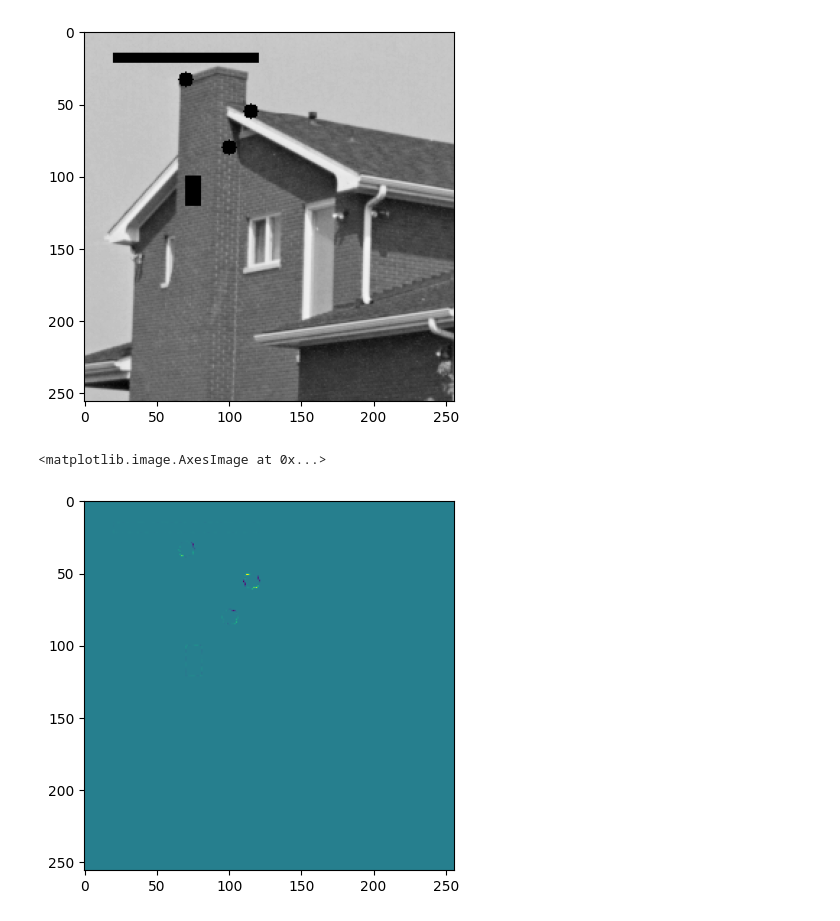
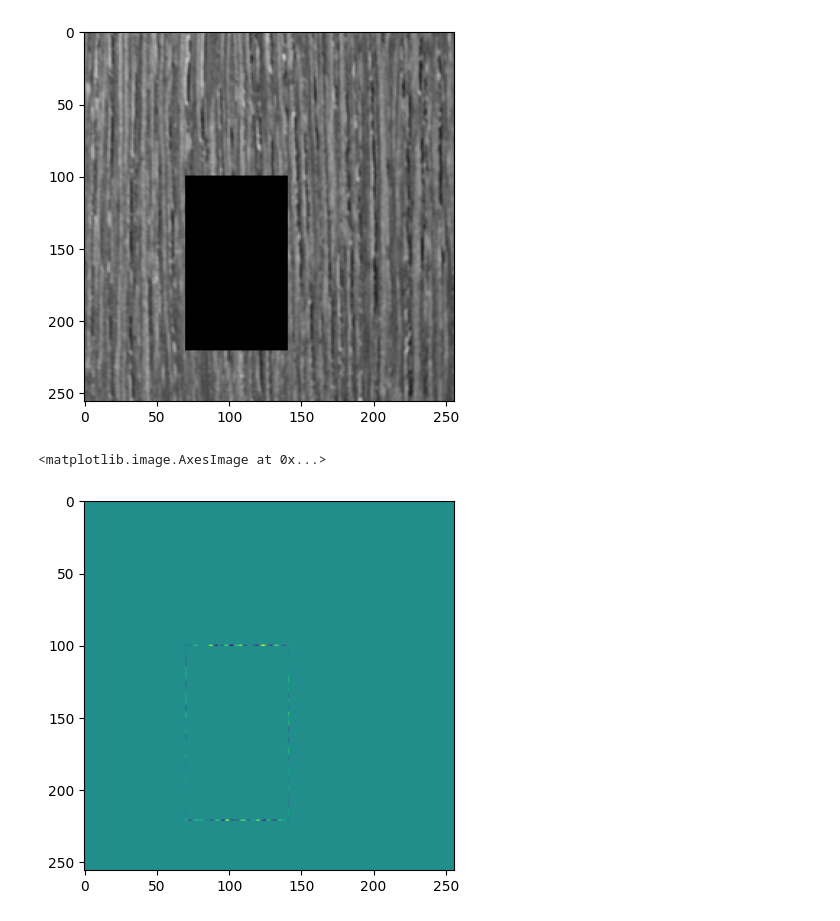
Before and after one commit to clementgilli/inpainting, a Jupyter notebook: worksheet.ipynb, the cells around one changed output. Drawn from its saved outputs; the diff is of its cells as text; code cells hidden in the pictures.

```diff
--- a/worksheet.ipynb
+++ b/worksheet.ipynb
@@ -2,16 +2,16 @@
 from patchedimage import PatchedImage
 from utilities import *
 # %%
-imgp = PatchedImage("images/maison.tif",6)
-masque = masque_carre((15,20),(21,120),imgp.img.shape)+masque_circulaire((33,70),5,imgp.img.shape)+masque_circulaire((55,115),5,imgp.img.shape)+masque_circulaire((80,100),5,imgp.img.shape)+masque_carre((100,70),(120,80),imgp.img.shape)
+imgp = PatchedImage("images/bois.tif",5)
+masque = masque_carre((100,70),(220,140),imgp.img.shape)
 imgp.set_masque(masque,leaf_size=128)#+masque_circulaire((20,50),15,imgp.img.shape))
 imgp.set_priorities()
 imgp.show_img()
 # %% [output]
-[figure, old version]
+[figure, new version]
 # %%
 plt.imshow(imgp.priority)
 # %% [output]
 <matplotlib.image.AxesImage at 0x...>
-[figure, old version]
+[figure, new version]
 # %%
```
Also changed, not shown: parts of 2 cells of this notebook, 1 other file.
